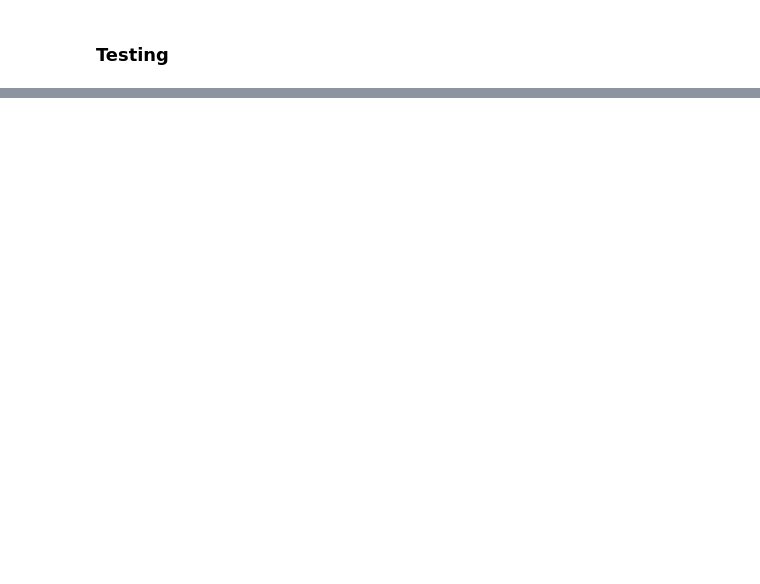
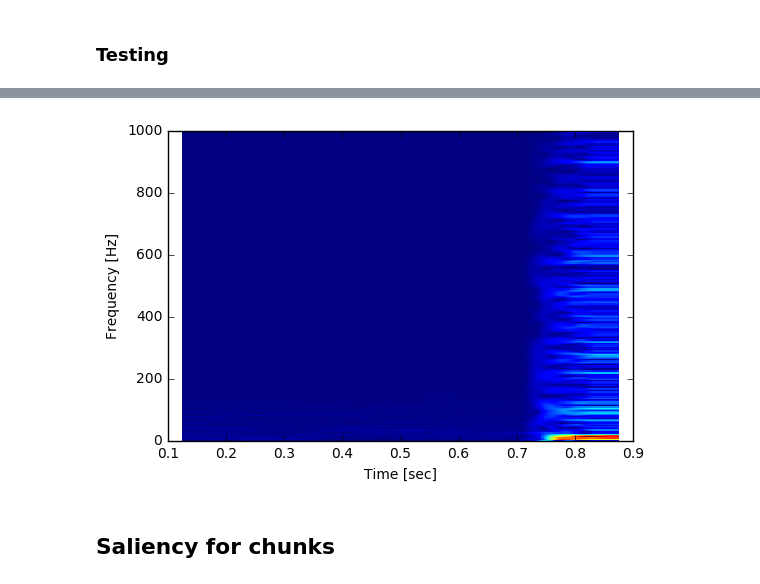
Before and after one commit to voxxys/dl_sandbox, a Jupyter notebook: ecog/Untitled.ipynb, the cells around one changed output, grey strips where cells are left out. Cells and saved outputs as stored; diff of their text form; code cells hidden in the pictures; blank space fills up the shorter version.

```diff
--- a/ecog/Untitled.ipynb
+++ b/ecog/Untitled.ipynb
@@ -347,0 +446,9 @@ model.save("model_075_backup")
+# %%
+layer = model.layers[14]
+weights_1 = layer.get_weights()[0]
+layer = model.layers[15]
+weights_2 = layer.get_weights()[0]
+weights_sum = np.sum(abs(weights_1)+abs(weights_2),axis=1)
+print(weights_sum.shape)
+max_filters = np.argsort(weights_sum)[-10:]
+print(max_filters)
@@ -347,0 +458,4 @@ model.save("model_075_backup")
+# %%
+layer_idx = 13
+layer = model.layers[layer_idx]
+layer
@@ -347,0 +523,18 @@ model.save("model_075_backup")
+# %%
+from scipy import signal
+
+f, t, raw_data_spec = signal.spectrogram(img, fs=2000, nperseg=500, noverlap=495, axis = 0, mode="magnitude")
+
+#raw_data_spec = abs(raw_data_spec)
+raw_data_spec = np.swapaxes(raw_data_spec,1,2)
+#raw_data_spec = raw_data_spec[:50,:,:]
+#f = f[:50]
+
+plt.pcolormesh(t, f, raw_data_spec[:,:,0])
+plt.ylabel('Frequency [Hz]')
+plt.xlabel('Time [sec]')
+plt.show()
+# %% [output]
+[figure, added]
+# %% [markdown]
+## Saliency for chunks
```
Also changed, not shown: parts of 36 cells of this notebook, 23 other files.
